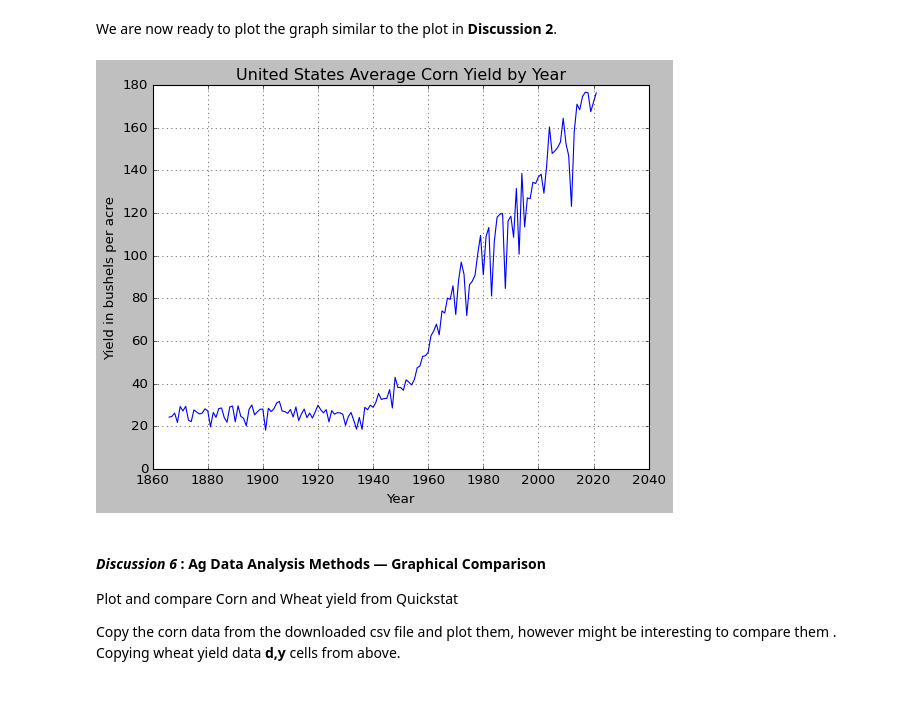
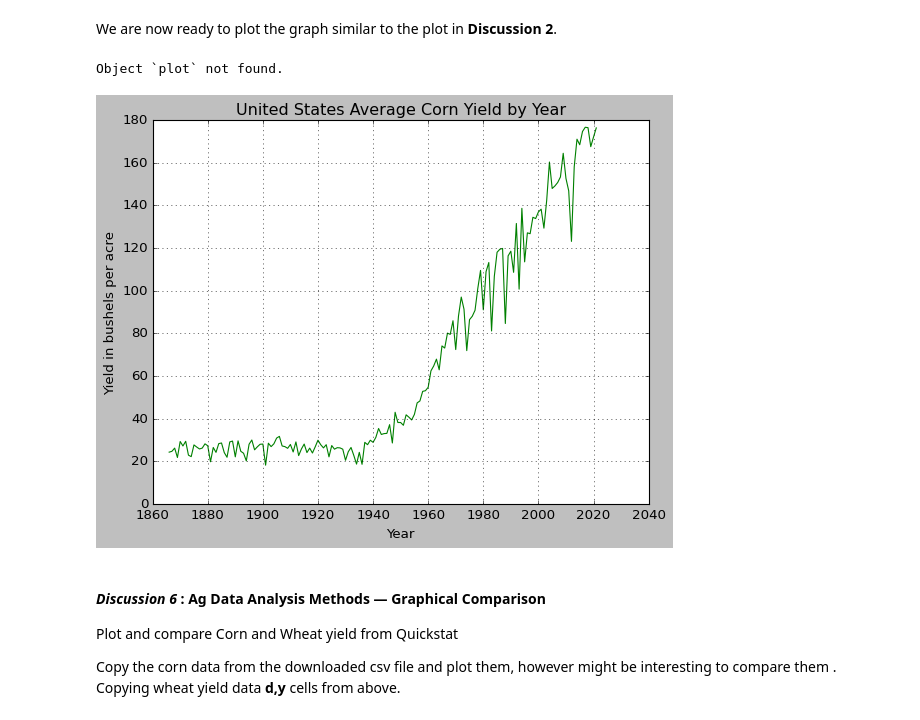
Before and after one commit to oats-center/PythonInDigitalAg, a Jupyter notebook: Demonstration Workbook 2.ipynb, the cells around one changed output. Cells and saved outputs as stored; diff of their text form; code cells hidden in the pictures.

```diff
--- a/Demonstration Workbook 2.ipynb
+++ b/Demonstration Workbook 2.ipynb
@@ -627,14 +636,16 @@ We are now ready to plot the graph similar to the plot in **Discussion 2**.
 # %%
 # Plotting the corn yield trend
 fig = plt.figure() #create a figure object
 plt.style.use('classic') #set the style of the plot
-plt.plot(corndates, cornyields, label="Corn Yield") #plot the data
+plt.plot(corndates, cornyields,color="green", label="Corn Yield") #plot the data
 plt.title("United States Average Corn Yield by Year")#set the title of the plot
 plt.xlabel("Year")#set the x-axis label
 plt.ylabel("Yield in bushels per acre")#set the y-axis label
 plt.grid()
+#Could you add the legend to the plot?
 # %% [output]
+Object `plot` not found.
-[figure, old version]
+[figure, new version]
 # %% [markdown]
  #### *Discussion 6* : Ag Data Analysis Methods — Graphical Comparison
 
```
Also changed, not shown: parts of 24 cells of this notebook, 13 other files.
